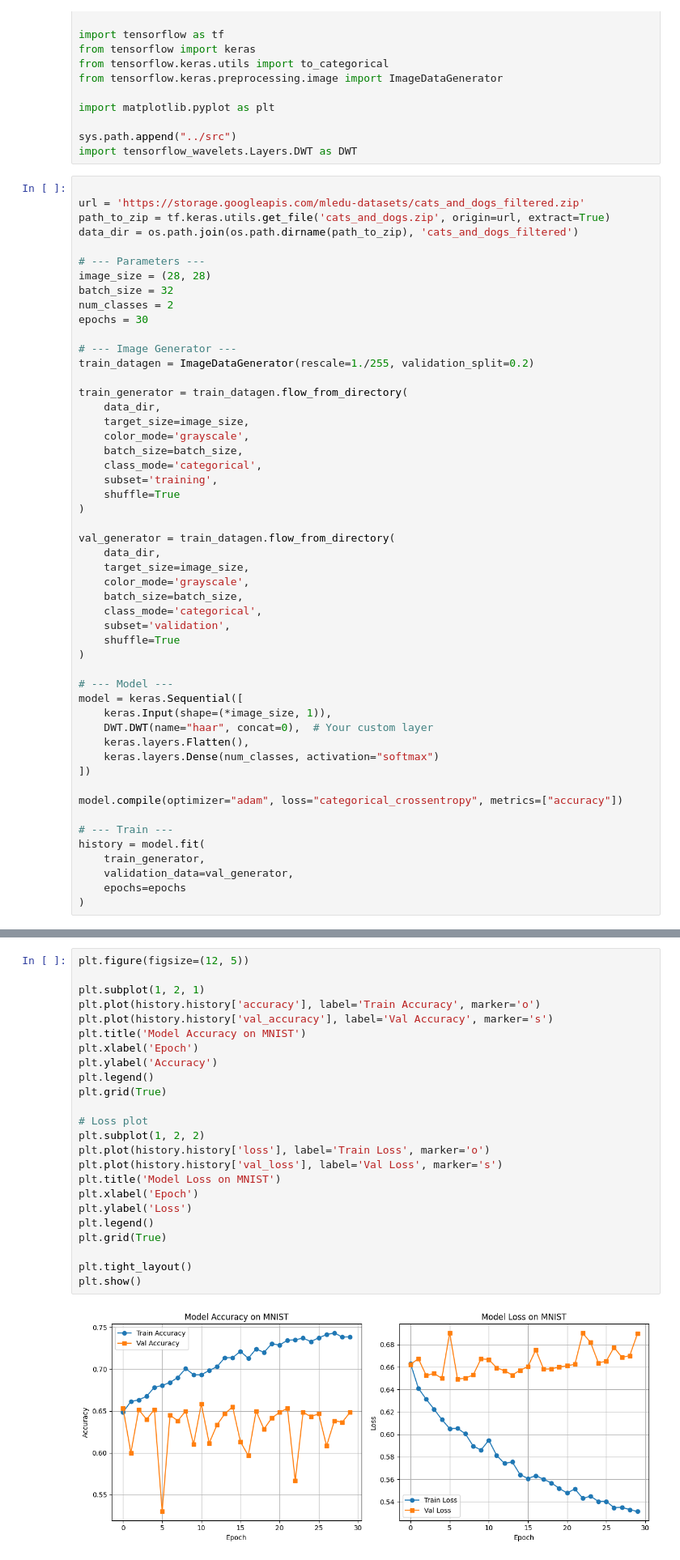
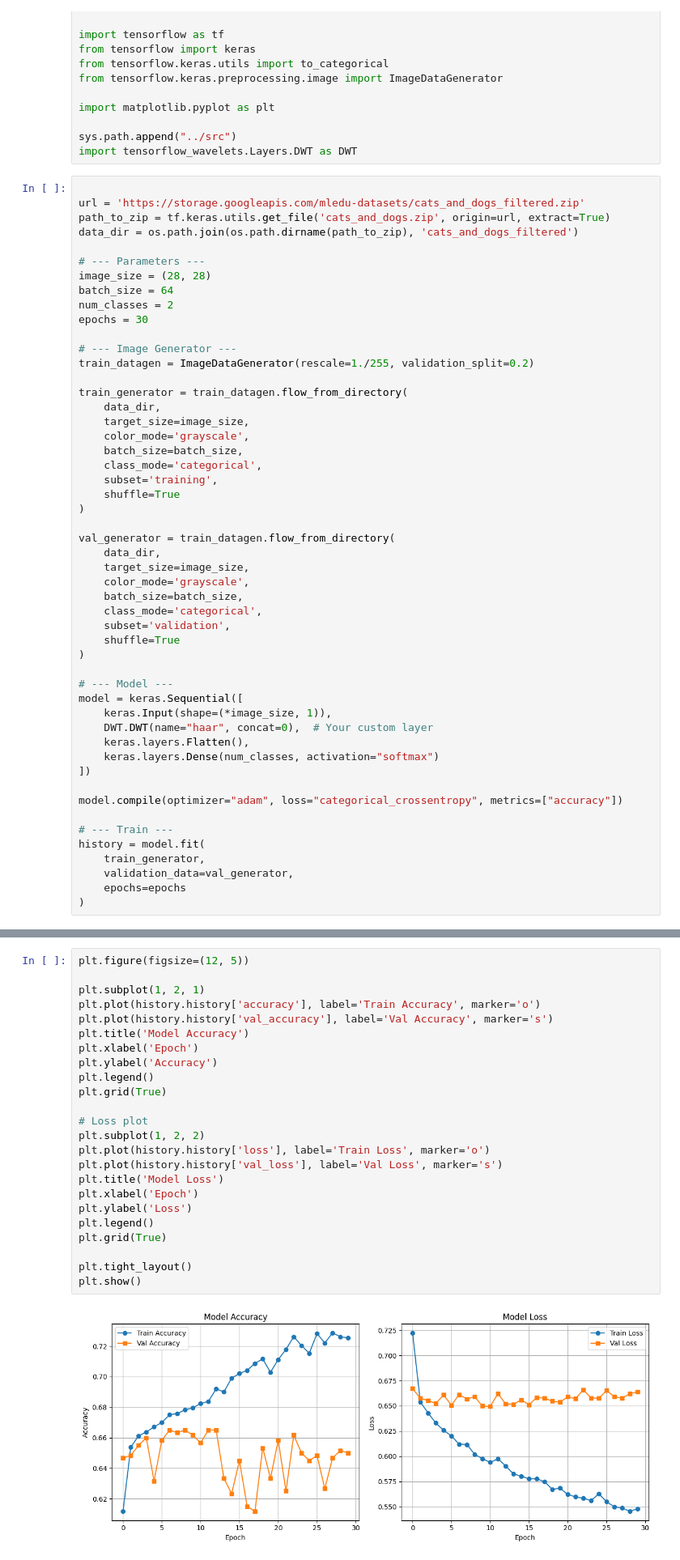
Before and after one commit to Timorleiderman/tensorflow-wavelets, a Jupyter notebook: getting_started/DataGenCatsAndDogs.ipynb, the cells around one changed output, grey strips where cells are left out. Shown: that part at 81% size. Saved outputs shown, nothing was run; the diff lists cells and outputs as text.

```diff
--- a/getting_started/DataGenCatsAndDogs.ipynb
+++ b/getting_started/DataGenCatsAndDogs.ipynb
@@ -20,7 +20,7 @@ data_dir = os.path.join(os.path.dirname(path_to_zip), 'cats_and_dogs_filtered')
 
 # --- Parameters ---
 image_size = (28, 28)
-batch_size = 32
+batch_size = 64
 num_classes = 2
 epochs = 30
 
@@ -84,26 +84,26 @@ Epoch 30/30
 # %%
 plt.figure(figsize=(12, 5))
 
 plt.subplot(1, 2, 1)
 plt.plot(history.history['accuracy'], label='Train Accuracy', marker='o')
 plt.plot(history.history['val_accuracy'], label='Val Accuracy', marker='s')
-plt.title('Model Accuracy on MNIST')
+plt.title('Model Accuracy')
 plt.xlabel('Epoch')
 plt.ylabel('Accuracy')
 plt.legend()
 plt.grid(True)
 
 # Loss plot
 plt.subplot(1, 2, 2)
 plt.plot(history.history['loss'], label='Train Loss', marker='o')
 plt.plot(history.history['val_loss'], label='Val Loss', marker='s')
-plt.title('Model Loss on MNIST')
+plt.title('Model Loss')
 plt.xlabel('Epoch')
 plt.ylabel('Loss')
 plt.legend()
 plt.grid(True)
 
 plt.tight_layout()
 plt.show()
 # %% [output]
-[figure, old version]
+[figure, new version]
```
Also changed, not shown: parts of 1 cell of this notebook.
